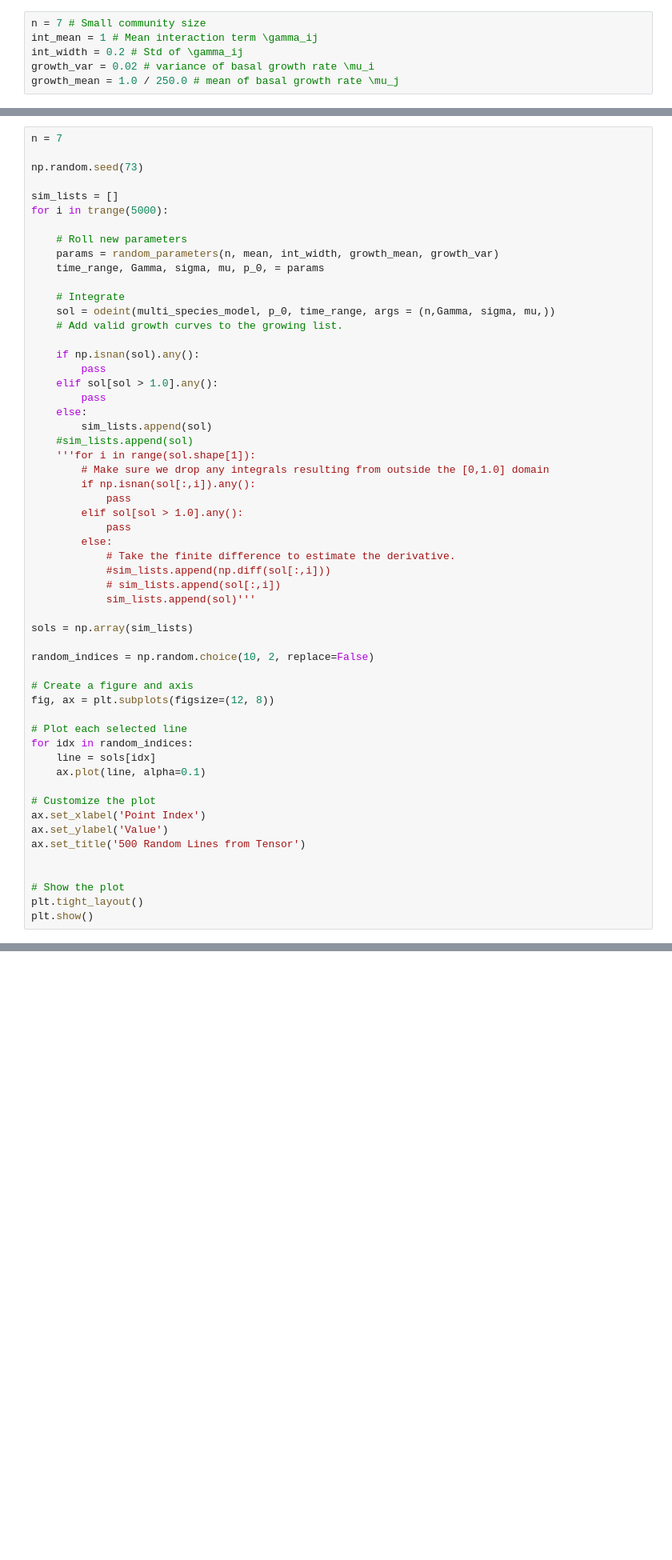
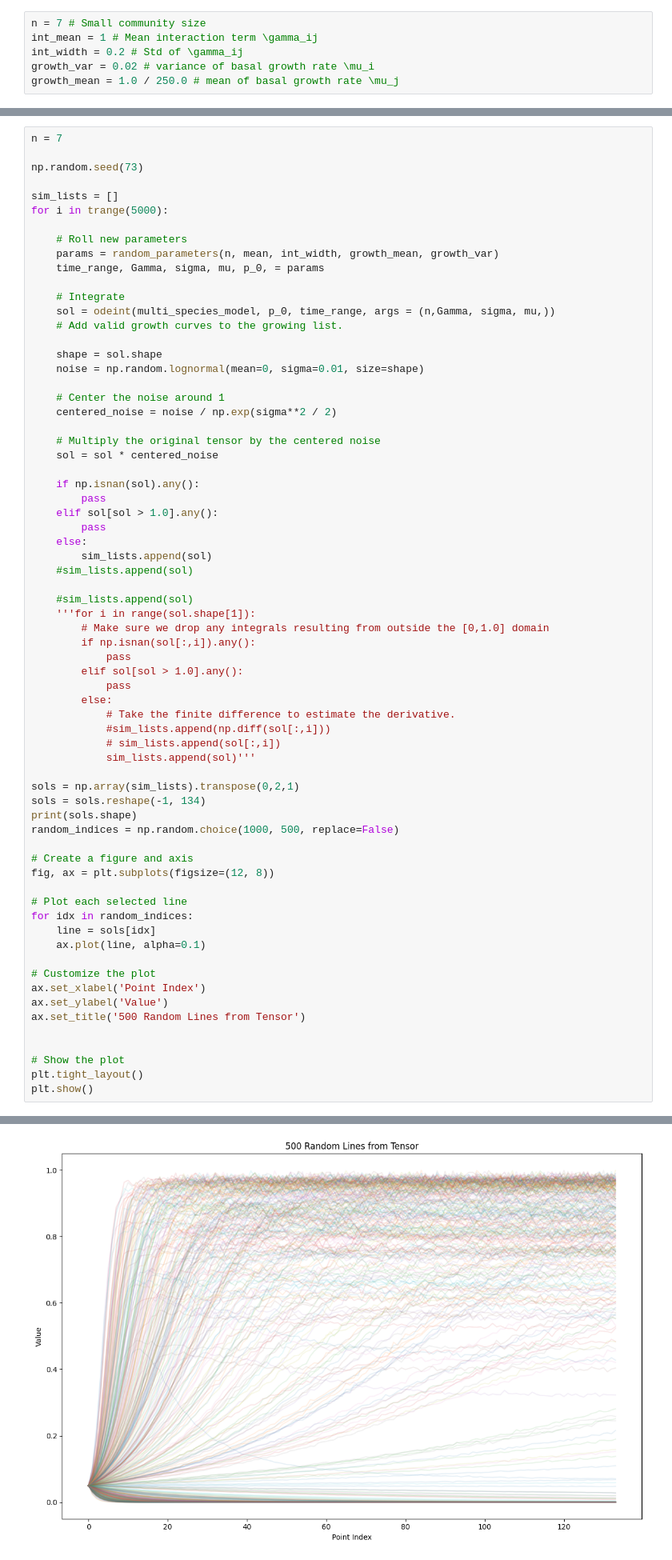
Before and after one commit to CarlosMari/TimeSeries, a Jupyter notebook: data_generation/familydata.ipynb, the cells around one changed output, grey strips where cells are left out. Shown at 80% size. Cells and saved outputs as stored; diff of their text form; blank space fills up the shorter version.

Commit message:
Bug fixing and adding noise to data

```diff
--- a/data_generation/familydata.ipynb
+++ b/data_generation/familydata.ipynb
@@ -91,12 +97,23 @@ for i in trange(5000):
     sol = odeint(multi_species_model, p_0, time_range, args = (n,Gamma, sigma, mu,))
     # Add valid growth curves to the growing list.
 
+    shape = sol.shape
+    noise = np.random.lognormal(mean=0, sigma=0.01, size=shape)
+
+    # Center the noise around 1
+    centered_noise = noise / np.exp(sigma**2 / 2)
+
+    # Multiply the original tensor by the centered noise
+    sol = sol * centered_noise
+
     if np.isnan(sol).any():
         pass
     elif sol[sol > 1.0].any():
         pass
     else:
         sim_lists.append(sol)
+    #sim_lists.append(sol)
+
     #sim_lists.append(sol)
     '''for i in range(sol.shape[1]):
         # Make sure we drop any integrals resulting from outside the [0,1.0] domain
@@ -110,9 +127,10 @@ for i in trange(5000):
             # sim_lists.append(sol[:,i])
             sim_lists.append(sol)'''
 
-sols = np.array(sim_lists)
-
-random_indices = np.random.choice(10, 2, replace=False)
+sols = np.array(sim_lists).transpose(0,2,1)
+sols = sols.reshape(-1, 134)
+print(sols.shape)
+random_indices = np.random.choice(1000, 500, replace=False)
 
 # Create a figure and axis
 fig, ax = plt.subplots(figsize=(12, 8))
@@ -131,3 +149,4 @@ ax.set_title('500 Random Lines from Tensor')
 # Show the plot
 plt.tight_layout()
 plt.show()
+# %% [output]
@@ -134,3 +154,4 @@ plt.show()
+[figure, added]
 # %%
 fig, axs = plt.subplots(10,10, figsize = (10,10), sharex = True, sharey = True)
 axs = axs.flatten()
```
Also changed, not shown: parts of 7 cells of this notebook, 4 other files.
